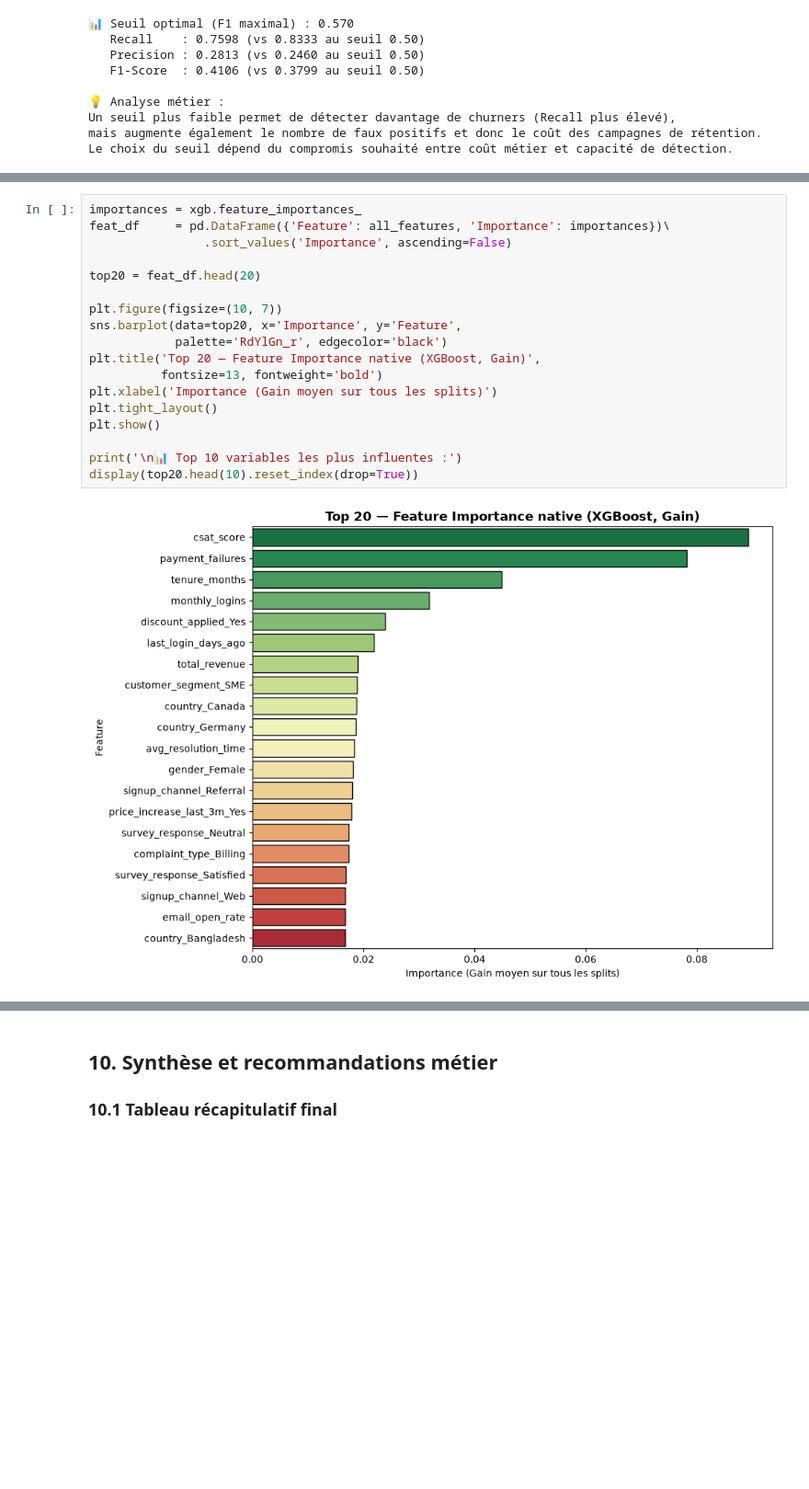
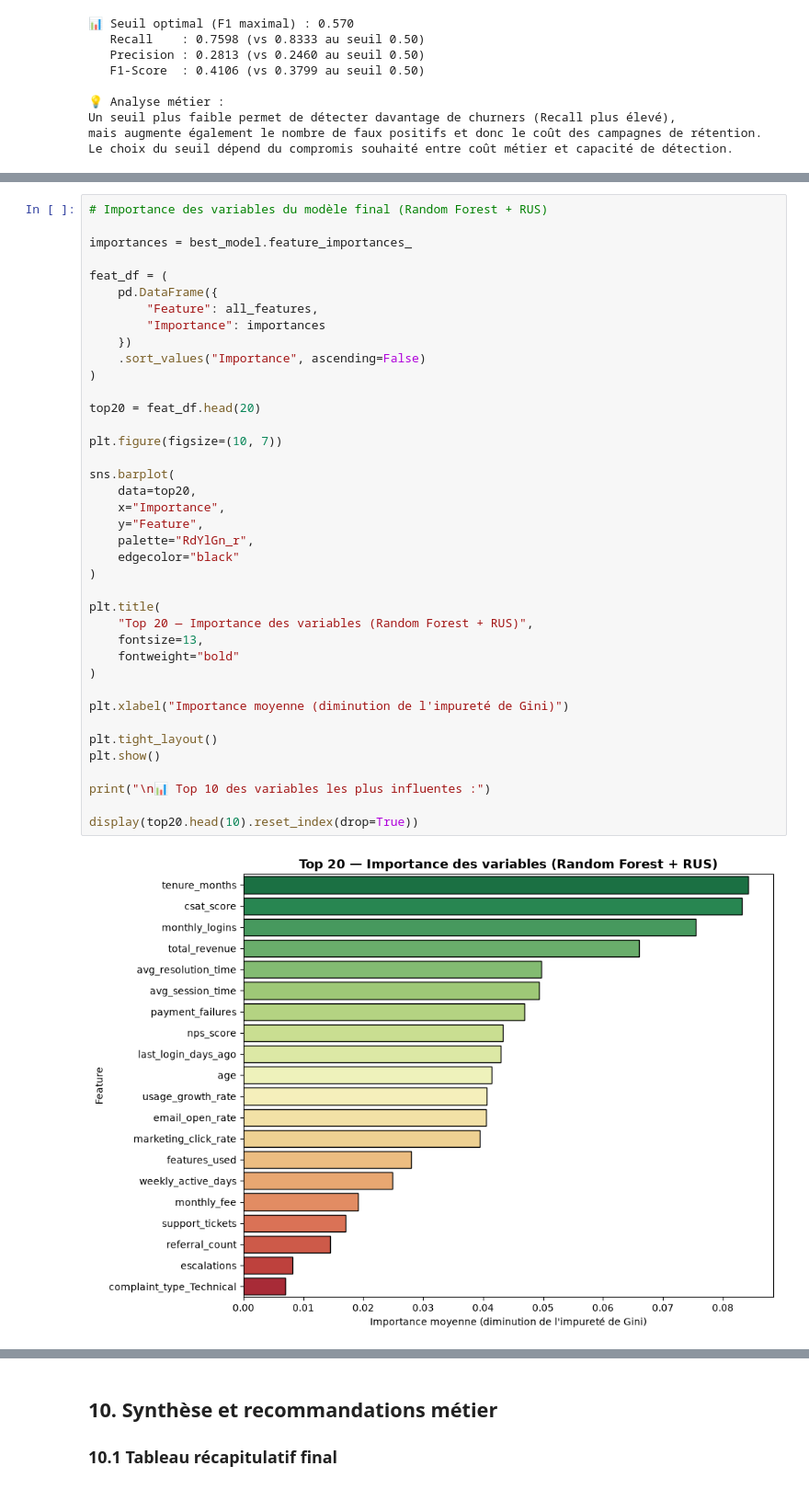
Before and after one commit to imensouidi/Customer-churn-ai, a Jupyter notebook: notebooks/04_Evaluation.ipynb, the cells around one changed output, grey strips where cells are left out. Shown at 92% size. Saved outputs shown, nothing was run; the diff lists cells and outputs as text; blank space fills up the shorter version.

```diff
--- a/notebooks/04_Evaluation.ipynb
+++ b/notebooks/04_Evaluation.ipynb
@@ -555,20 +563,41 @@ La Feature Importance mesure la contribution globale de chaque variable dans les
 # %%
-importances = xgb.feature_importances_
-feat_df     = pd.DataFrame({'Feature': all_features, 'Importance': importances})\
-                .sort_values('Importance', ascending=False)
+# Importance des variables du modèle final (Random Forest + RUS)
+
+importances = best_model.feature_importances_
+
+feat_df = (
+    pd.DataFrame({
+        "Feature": all_features,
+        "Importance": importances
+    })
+    .sort_values("Importance", ascending=False)
+)
 
 top20 = feat_df.head(20)
 
 plt.figure(figsize=(10, 7))
-sns.barplot(data=top20, x='Importance', y='Feature',
-            palette='RdYlGn_r', edgecolor='black')
-plt.title('Top 20 — Feature Importance native (XGBoost, Gain)',
-          fontsize=13, fontweight='bold')
-plt.xlabel('Importance (Gain moyen sur tous les splits)')
+
+sns.barplot(
+    data=top20,
+    x="Importance",
+    y="Feature",
+    palette="RdYlGn_r",
+    edgecolor="black"
+)
+
+plt.title(
+    "Top 20 — Importance des variables (Random Forest + RUS)",
+    fontsize=13,
+    fontweight="bold"
+)
+
+plt.xlabel("Importance moyenne (diminution de l'impureté de Gini)")
+
 plt.tight_layout()
 plt.show()
 
-print('\n📊 Top 10 variables les plus influentes :')
+print("\n📊 Top 10 des variables les plus influentes :")
+
 display(top20.head(10).reset_index(drop=True))
 # %% [output]
-[figure, old version]
+[figure, new version]
```
Also changed, not shown: parts of 28 cells of this notebook, 3 other files.
